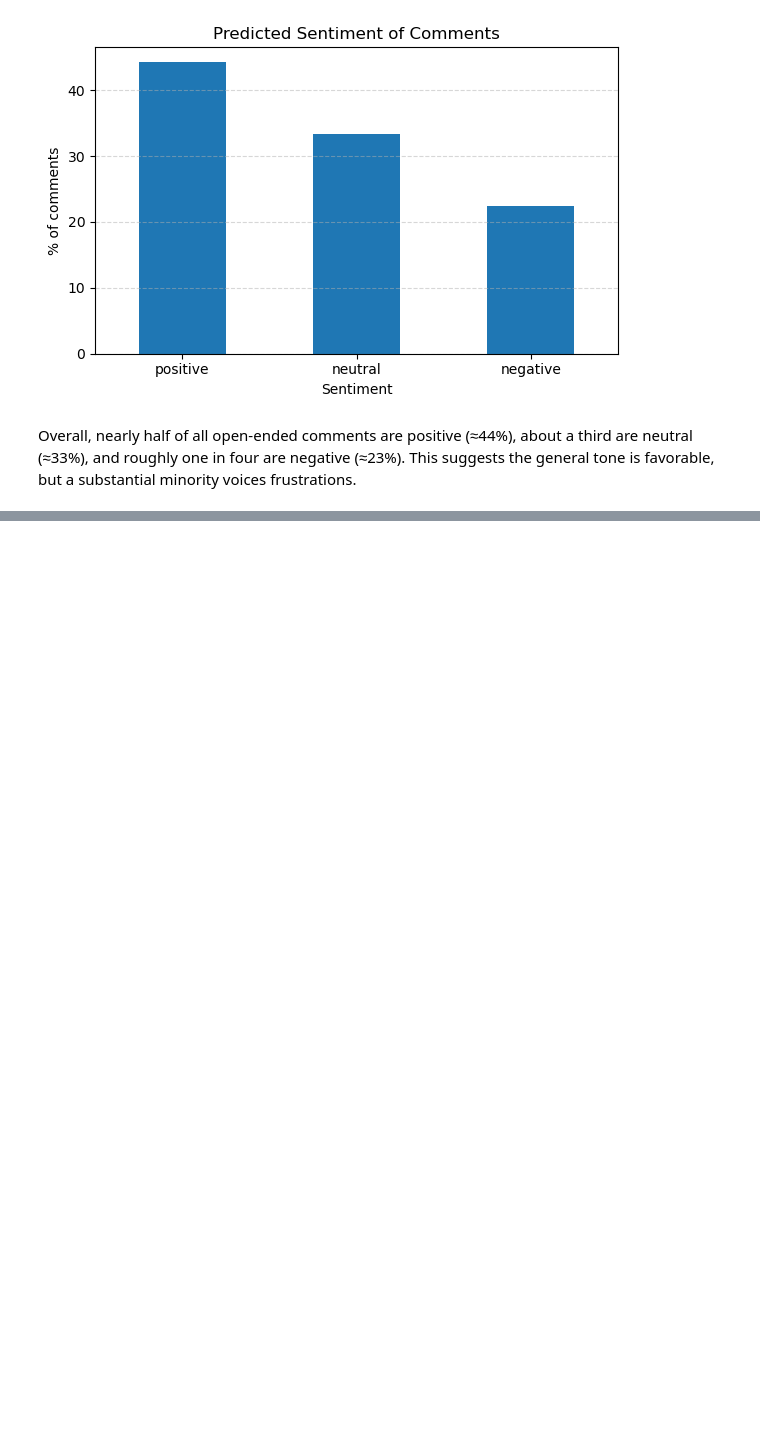
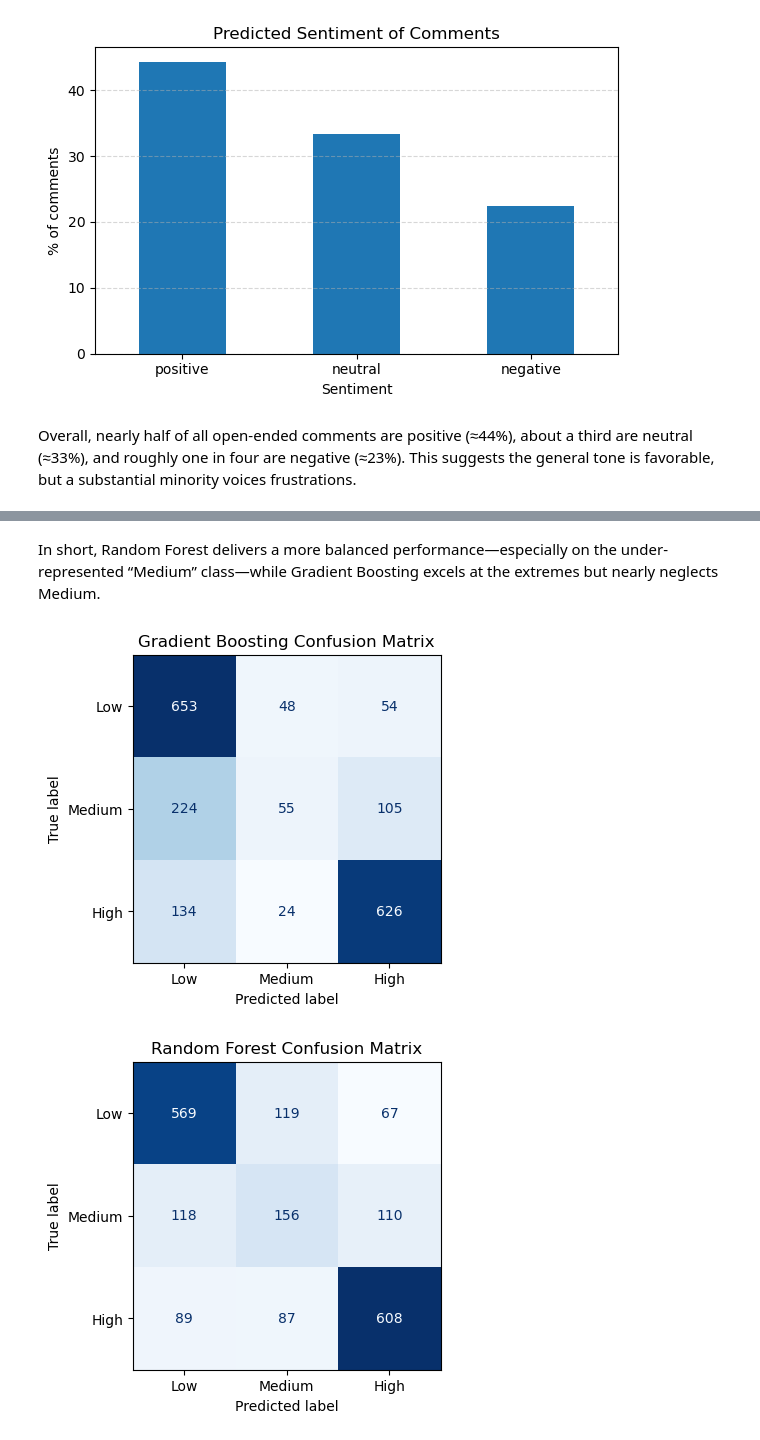
Before and after one commit to zemgabriela/TechLance, a Jupyter notebook: Employee Satisfaction Analysis.ipynb, the cells around one changed output, grey strips where cells are left out. Drawn from its saved outputs; the diff is of its cells as text; code cells hidden in the pictures; blank space fills up the shorter version.

```diff
--- a/Employee Satisfaction Analysis.ipynb
+++ b/Employee Satisfaction Analysis.ipynb
@@ -466,0 +483,24 @@ Balanced Accuracy: 0.645
+# %%
+top_models = ['Gradient Boosting', 'Random Forest']
+
+for name in top_models:
+    model = models[name]
+    # Select scaled or raw test data
+    X_te = X_test_scaled if name in ['Logistic Regression', 'SVM (RBF kernel)', 'K-Nearest Neighbors'] else X_test
+
+    # Predict
+    y_pred = model.predict(X_te)
+
+    print(f"\n=== {name} Detailed Evaluation ===")
+    # Confusion matrix
+    cm = confusion_matrix(y_test, y_pred, labels=[1,2,3])
+    print("Confusion Matrix (rows=true, cols=pred):")
+    print(pd.DataFrame(cm, index=['Low','Medium','High'], columns=['Low','Medium','High']))
+
+    # Balanced accuracy
+    bal_acc = balanced_accuracy_score(y_test, y_pred)
+    print(f"\nBalanced Accuracy: {bal_acc:.3f}")
+
+    # Full classification report
+    print("\nClassification Report:")
+    print(classification_report(y_test, y_pred, target_names=['Low','Medium','High']))
@@ -466,0 +525,26 @@ Balanced Accuracy: 0.645
+# %% [markdown]
+In short, Random Forest delivers a more balanced performance—especially on the under-represented “Medium” class—while Gradient Boosting excels at the extremes but nearly neglects Medium.
+# %%
+# Plot confusion matrices for the top models
+top_models = ['Gradient Boosting', 'Random Forest']
+
+for name in top_models:
+    model = models[name]
+    # Select scaled or raw test data
+    X_te = X_test_scaled if name in ['Logistic Regression', 'SVM (RBF kernel)', 'K-Nearest Neighbors'] else X_test
+
+    # Predict
+    y_pred = model.predict(X_te)
+
+    # Compute confusion matrix
+    cm = confusion_matrix(y_test, y_pred, labels=[1, 2, 3])
+
+    # Display
+    disp = ConfusionMatrixDisplay(confusion_matrix=cm, display_labels=['Low','Medium','High'])
+    fig, ax = plt.subplots(figsize=(5,4))
+    disp.plot(ax=ax, cmap='Blues', colorbar=False)
+    ax.set_title(f'{name} Confusion Matrix')
+    plt.show()
+# %% [output]
+[figure, added]
+[figure, added]
```
Also changed, not shown: parts of 56 cells of this notebook.
